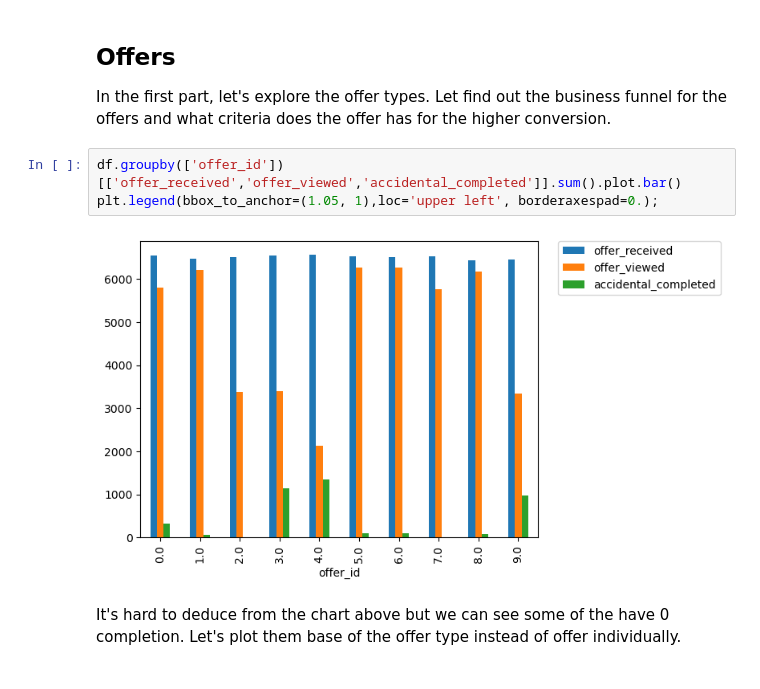
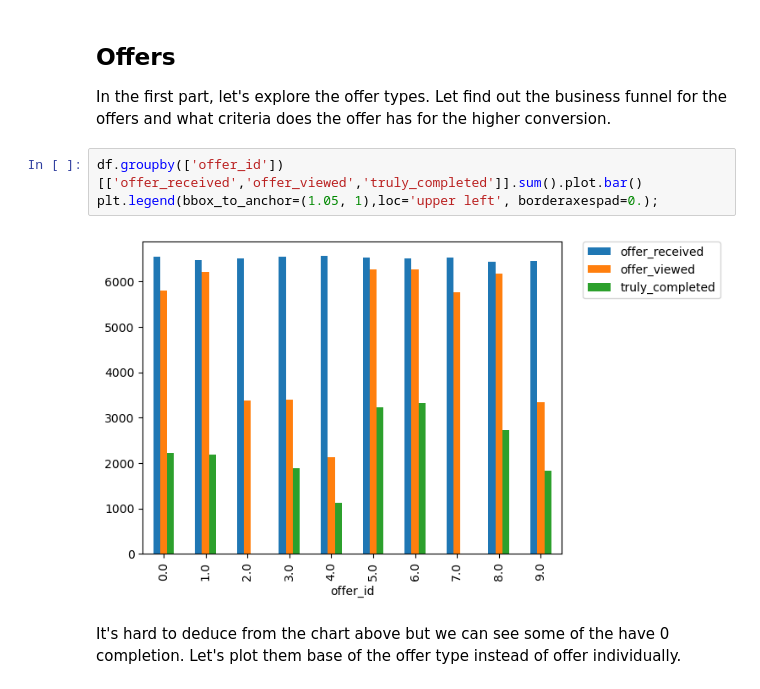
Before and after one commit to fatinshariff/sbcapstone, a Jupyter notebook: Starbucks_Capstone_Project.ipynb, the cells around one changed output. Saved outputs shown, nothing was run; the diff lists cells and outputs as text.

```diff
--- a/Starbucks_Capstone_Project.ipynb
+++ b/Starbucks_Capstone_Project.ipynb
@@ -579,10 +579,10 @@ df.shape
 
 In the first part, let's explore the offer types. Let find out the business funnel for the offers and what criteria does the offer has for the higher conversion.
 # %%
-df.groupby(['offer_id'])[['offer_received','offer_viewed','accidental_completed']].sum().plot.bar()
+df.groupby(['offer_id'])[['offer_received','offer_viewed','truly_completed']].sum().plot.bar()
 plt.legend(bbox_to_anchor=(1.05, 1),loc='upper left', borderaxespad=0.);
 # %% [output]
-[figure, old version]
+[figure, new version]
 # %% [markdown]
 It's hard to deduce from the chart above but we can see some of the have 0 completion. Let's plot them base of the offer type instead of offer individually.
 # %%
```
Also changed, not shown: parts of 29 cells of this notebook.
